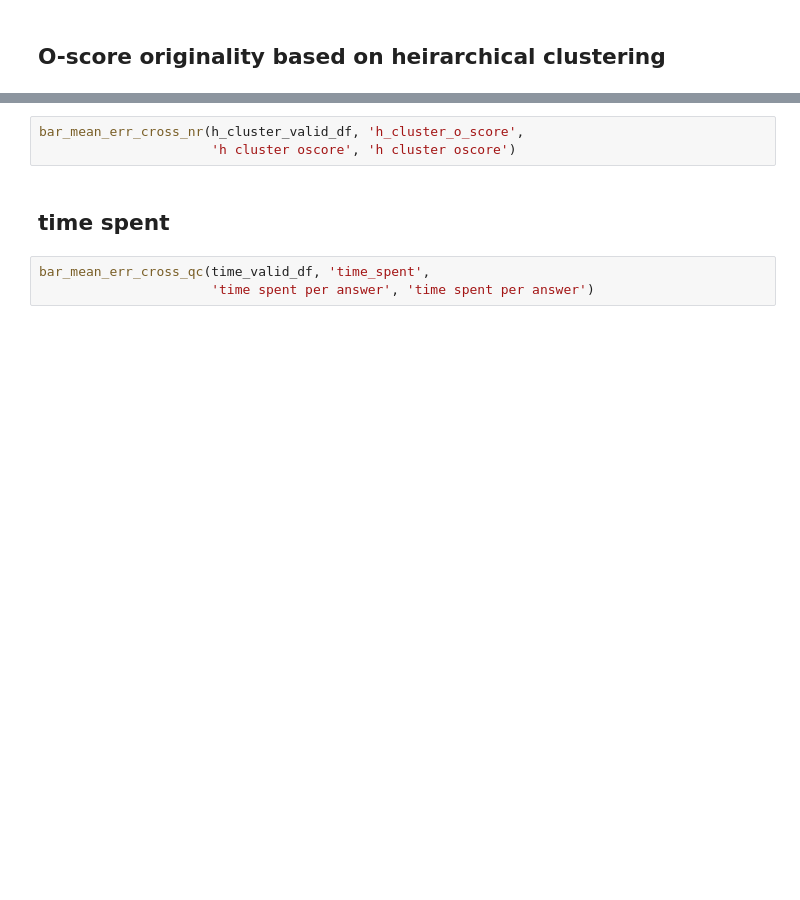
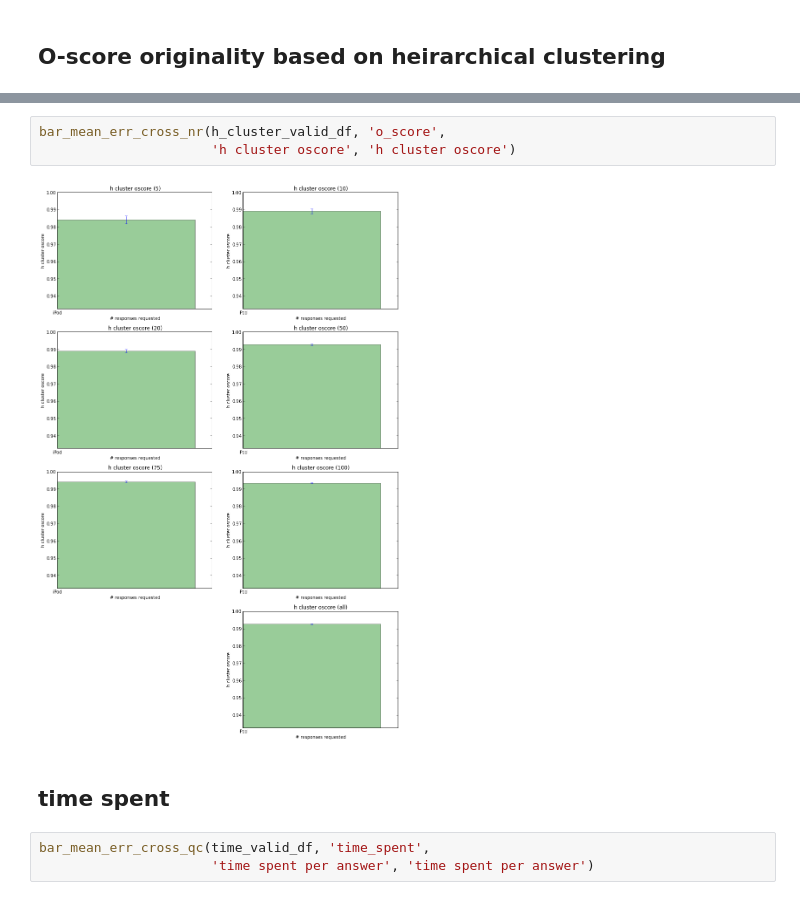
Before and after one commit to filkry/crowbrain, a Jupyter notebook: exps/post_pilot16_stats.ipynb, the cells around one changed output, grey strips where cells are left out. Drawn from its saved outputs; the diff is of its cells as text; blank space fills up the shorter version.

```diff
--- a/exps/post_pilot16_stats.ipynb
+++ b/exps/post_pilot16_stats.ipynb
@@ -1452,6 +1476,8 @@ bar_mean_err_cross_qc(h_cluster_valid_df, 'o_score',
 # %%
-bar_mean_err_cross_nr(h_cluster_valid_df, 'h_cluster_o_score',
+bar_mean_err_cross_nr(h_cluster_valid_df, 'o_score',
                       'h cluster oscore', 'h cluster oscore')
+# %% [output]
+[figure, added]
 # %% [markdown]
 ## time spent
 # %%
```
Also changed, not shown: parts of 15 cells of this notebook, 1 other file.
